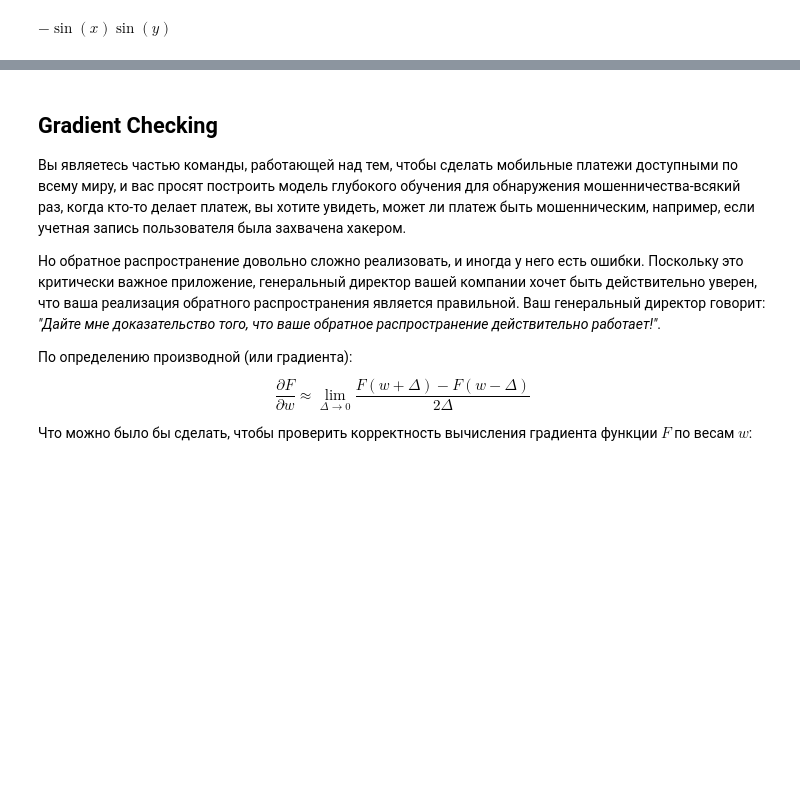
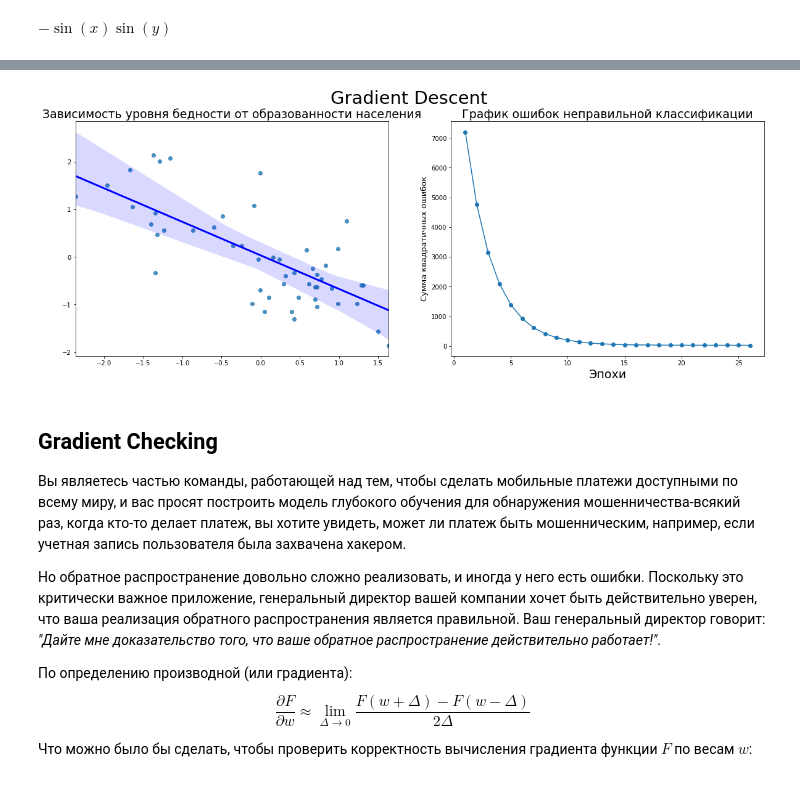
Before and after one commit to Artexxx/Artem-python, a Jupyter notebook: algorithms/Model Optimization Methods/Optimization Methods.ipynb, the cells around one changed output, grey strips where cells are left out. Drawn from its saved outputs; the diff is of its cells as text; code cells hidden in the pictures; blank space fills up the shorter version.

```diff
--- a/algorithms/Model Optimization Methods/Optimization Methods.ipynb
+++ b/algorithms/Model Optimization Methods/Optimization Methods.ipynb
@@ -144,3 +180,17 @@ visualize()
+# %%
+#_______________________________________________________________________________________________ Real data
+X, Y = get_real_data()
+wlist, blist, errors = real_gradient_descent(X, Y,
+                                        update_weights_SSE, loss_function=L2,
+                                        learning_rate=0.1, n_iter=100)
+best_w, best_b = wlist[-1], blist[-1]
+visualize_gradient_descent(X, Y,
+                           best_w, best_b, errors,
+                           title_loss_func='Gradient Descent',
+                           title_first_plot="Зависимость уровня бедности от образованности населения",
+                           ylabel_second_plot='Сумма квадратичных ошибок',)
+# %% [output]
+[figure, added]
 # %% [markdown]
 ## Gradient Checking
 
```
Also changed, not shown: parts of 21 cells of this notebook, 3 other files.
